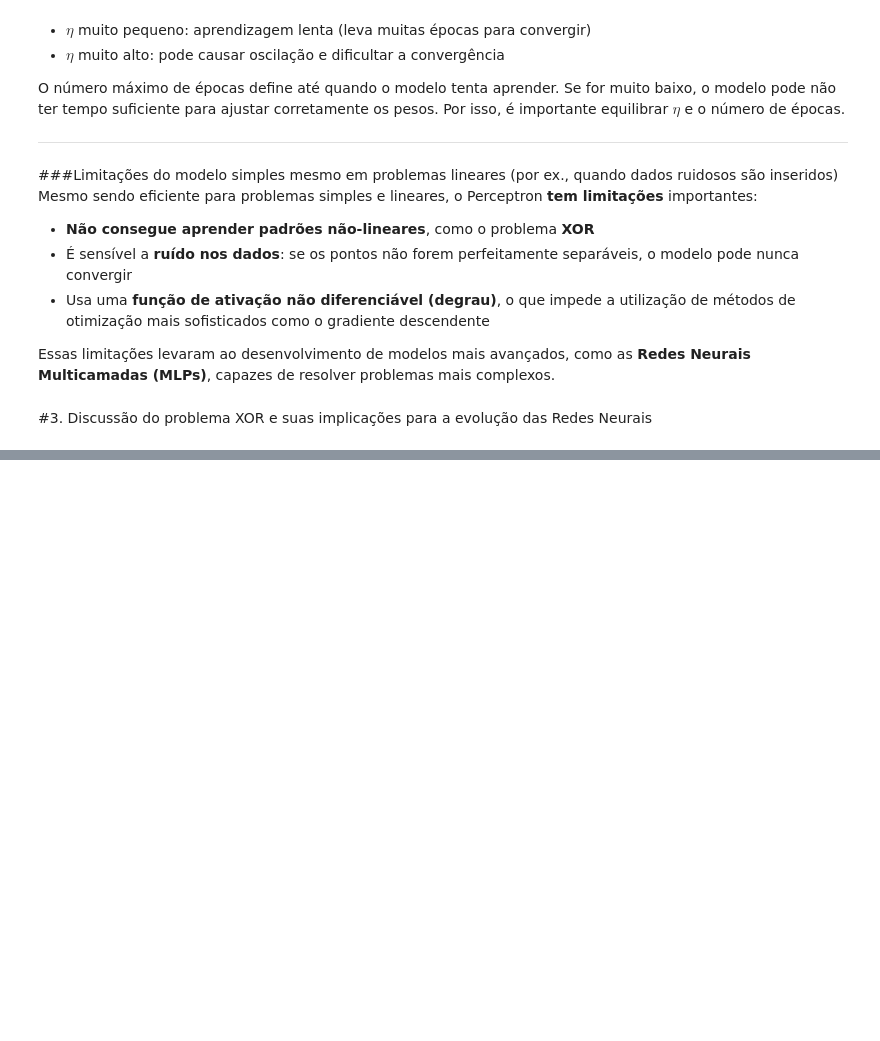
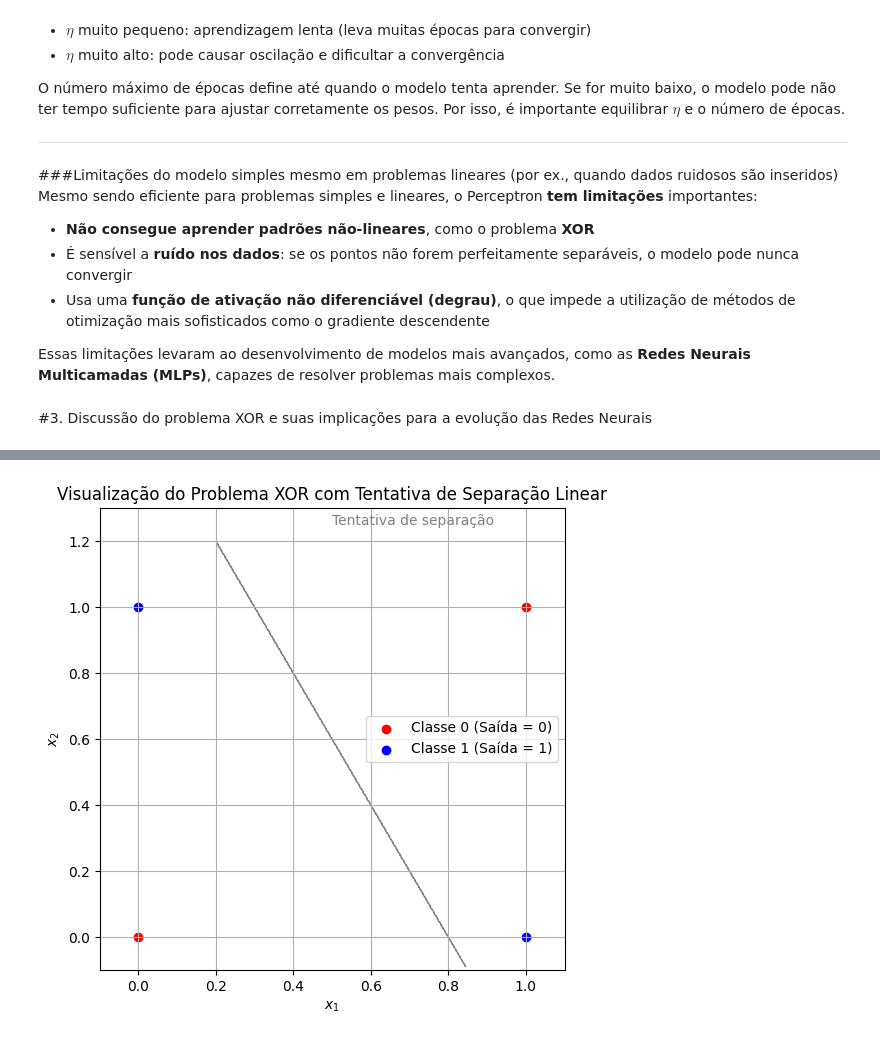
Before and after one commit to EmanuelSilva69/Redes_Neurais_Perceptron, a Jupyter notebook: G_EMANUEL_PERCEPTRON/perceptron.ipynb, the cells around one changed output, grey strips where cells are left out. Drawn from its saved outputs; the diff is of its cells as text; code cells hidden in the pictures; blank space fills up the shorter version.

```diff
--- a/G_EMANUEL_PERCEPTRON/perceptron.ipynb
+++ b/G_EMANUEL_PERCEPTRON/perceptron.ipynb
@@ -989,0 +972,36 @@ Encaminhamento para estudos sobre redes multicamadas e deep learning
+# %%
+import matplotlib.pyplot as plt
+import numpy as np
+
+# Dataset XOR: entradas e saídas esperadas
+entradas_xor = np.array([
+    [0, 0],
+    [0, 1],
+    [1, 0],
+    [1, 1]
+])
+saidas_xor = np.array([0, 1, 1, 0])
+
+# Separar classes para visualização
+classe_0 = entradas_xor[saidas_xor == 0]
+classe_1 = entradas_xor[saidas_xor == 1]
+
+# Criar gráfico novamente com seta indicativa de tentativa de separação
+plt.figure(figsize=(6, 6))
+plt.scatter(classe_0[:, 0], classe_0[:, 1], color='red', label='Classe 0 (Saída = 0)')
+plt.scatter(classe_1[:, 0], classe_1[:, 1], color='blue', label='Classe 1 (Saída = 1)')
+
+# Tentativa de separação com seta (visualização incorreta intencional)
+plt.arrow(0.2, 1.2, 0.6, -1.2, head_width=0.00, head_length=0.1, fc='gray', ec='gray', linestyle='--')
+plt.text(0.5, 1.25, "Tentativa de separação", fontsize=10, color='gray')
+
+plt.title("Visualização do Problema XOR com Tentativa de Separação Linear")
+plt.xlabel("$x_1$")
+plt.ylabel("$x_2$")
+plt.xlim(-0.1, 1.1)
+plt.ylim(-0.1, 1.3)
+plt.grid(True)
+plt.legend()
+plt.show()
+# %% [output]
+[figure, added]
```
Also changed, not shown: parts of 16 cells of this notebook.
